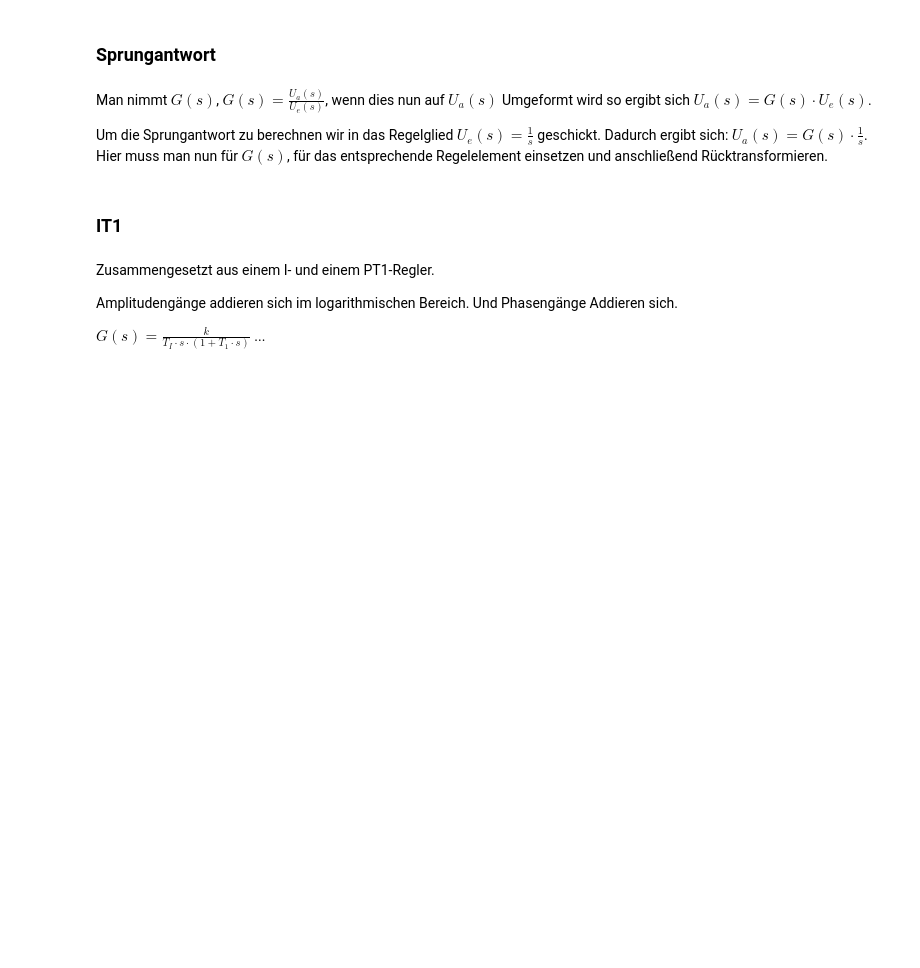
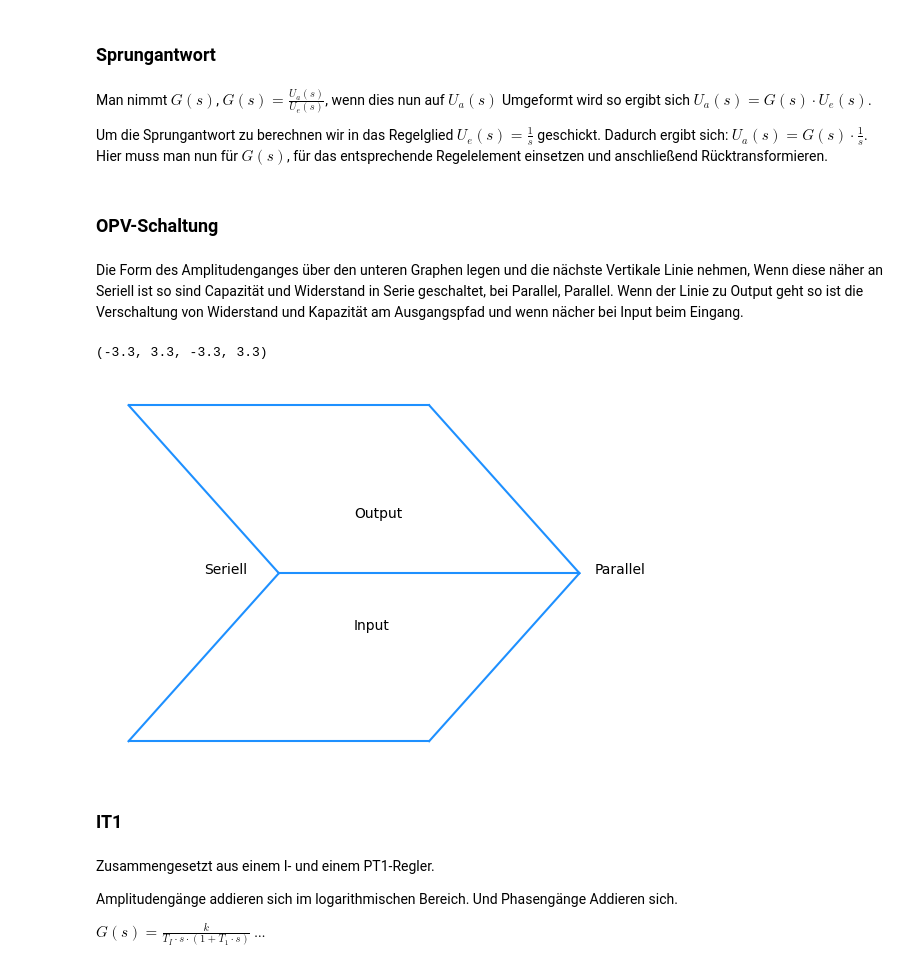
Before and after one commit to Dan00712/CompendiumMatura, a Jupyter notebook: notebooks/mtrs.ipynb, the cells around one changed output. Saved outputs shown, nothing was run; the diff lists cells and outputs as text; code cells hidden in the pictures; blank space fills up the shorter version.

```diff
--- a/notebooks/mtrs.ipynb
+++ b/notebooks/mtrs.ipynb
@@ -1489,6 +1446,39 @@ Man nimmt $G(s)$, $G(s) = \frac{U_a(s)}{U_e(s)}$, wenn dies nun auf $U_a(s)$ Umg
 Um die Sprungantwort zu berechnen wir in das Regelglied $U_e(s) = \frac{1}{s}$ geschickt.
 Dadurch ergibt sich: $U_a(s) = G(s)\cdot\frac{1}{s}$.
 Hier muss man nun für $G(s)$, für das entsprechende Regelelement einsetzen und anschließend Rücktransformieren.
+# %% [markdown]
+### OPV-Schaltung
+# %% [markdown]
+Die Form des Amplitudenganges über den unteren Graphen legen und die nächste Vertikale Linie nehmen,
+Wenn diese näher an Seriell ist so sind Capazität und Widerstand in Serie geschaltet,
+    bei Parallel, Parallel.
+Wenn der Linie zu Output geht so ist die Verschaltung von Widerstand und Kapazität am Ausgangspfad
+    und wenn nächer bei Input beim Eingang.
+# %%
+fig, ax = plt.subplots()
+
+ax.plot([-1, -3], [0, 3], color="dodgerblue")
+ax.plot([-1, -3], [0, -3], color="dodgerblue")
+
+ax.plot([-3, 1], [3, 3], color="dodgerblue")
+ax.plot([-3, 1], [-3, -3], color="dodgerblue")
+ax.plot([-1, 3], [0, 0], color="dodgerblue")
+
+ax.plot([1, 3], [3, 0], color="dodgerblue")
+ax.plot([1, 3], [-3, 0], color="dodgerblue")
+
+ax.text(0, 1, 'Output')
+ax.text(0, -1, 'Input')
+ax.text(-2, 0, 'Seriell')
+ax.text(3.2, 0, 'Parallel')
+
+
+ax.set_yticks([])
+ax.set_xticks([])
+ax.axis('off')
+# %% [output]
+(-3.3, 3.3, -3.3, 3.3)
+[figure, added]
 # %% [markdown]
 ### IT1
 # %% [markdown]
```
Also changed, not shown: parts of 18 cells of this notebook.
